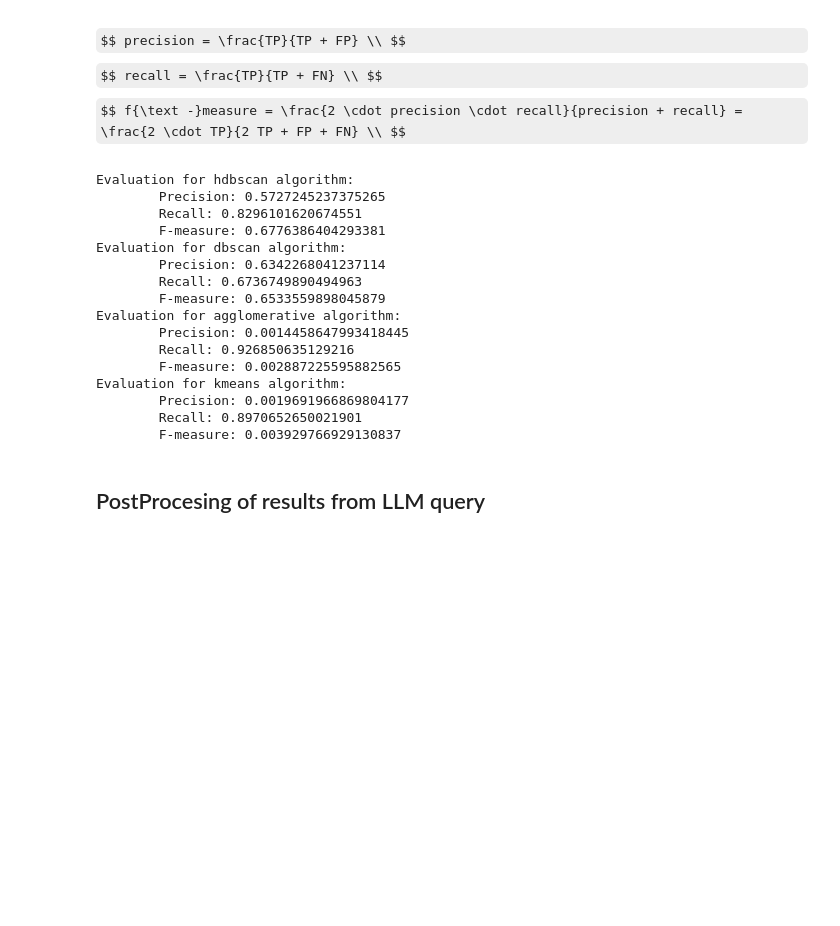
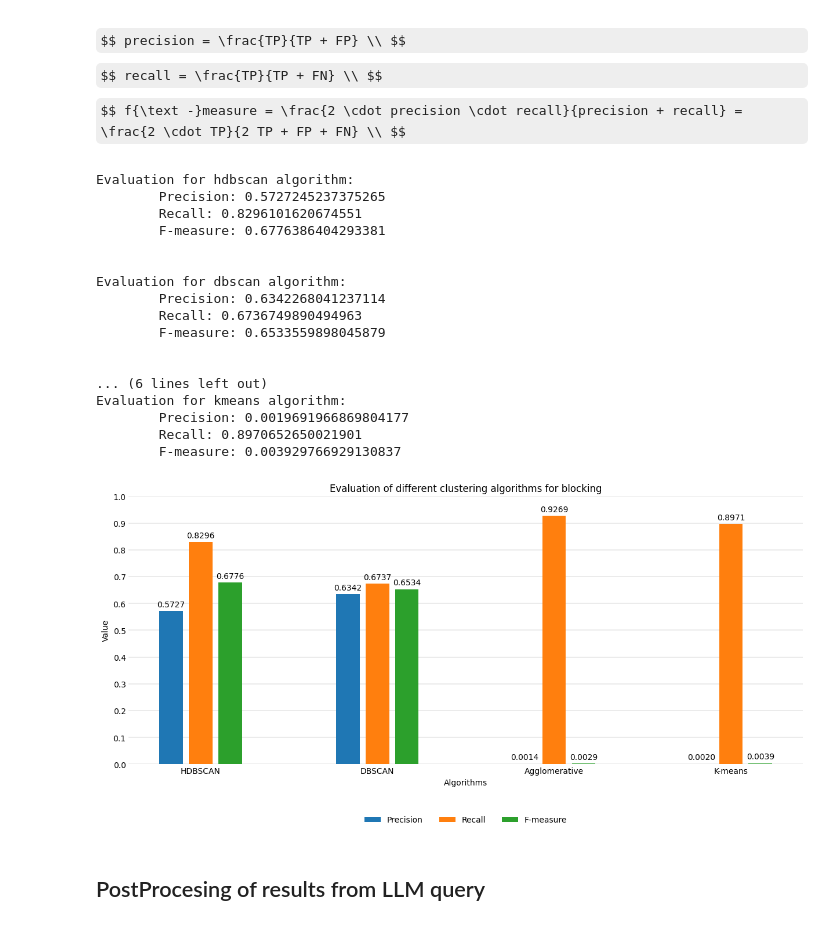
Before and after one commit to Xhst/ml-record-linkage, a Jupyter notebook: src/evaluation.ipynb, the cells around one changed output. Saved outputs shown, nothing was run; the diff lists cells and outputs as text; code cells hidden in the pictures; some formulas as TeX source; blank space fills up the shorter version.

Commit message:
feat: added plot for blocking eval

```diff
--- a/src/evaluation.ipynb
+++ b/src/evaluation.ipynb
@@ -16,5 +18,7 @@ import evaluation
 # %%
 algorithms = ["hdbscan", "dbscan", "agglomerative", "kmeans"]
+
+results: dict[str, list[tuple[str, float]]] = {}
 
 for algorithm in algorithms:
     TP = 0
@@ -65,6 +69,12 @@ for algorithm in algorithms:
     recall = TP / (TP + FN) if (TP + FN) > 0 else 0
     f_measure = 2 * (precision * recall) / (precision + recall) if (precision + recall) > 0 else 0
 
+    results[algorithm] = [
+        ("Precision", precision),
+        ("Recall", recall),
+        ("F-measure", f_measure)
+    ]
+
     print(f"Evaluation for {algorithm} algorithm:")
     print(f"\tPrecision: {precision}")
     print(f"\tRecall: {recall}")
@@ -75,18 +85,60 @@ Evaluation for hdbscan algorithm:
         Precision: 0.5727245237375265
         Recall: 0.8296101620674551
         F-measure: 0.6776386404293381
+
+
 Evaluation for dbscan algorithm:
         Precision: 0.6342268041237114
         Recall: 0.6736749890494963
         F-measure: 0.6533559898045879
-Evaluation for agglomerative algorithm:
-        Precision: 0.0014458647993418445
-        Recall: 0.926850635129216
-        F-measure: 0.002887225595882565
+
+
+... (6 lines left out)
 Evaluation for kmeans algorithm:
         Precision: 0.0019691966869804177
         Recall: 0.8970652650021901
         F-measure: 0.003929766929130837
+# %%
+algorithms_names = ["HDBSCAN", "DBSCAN", "Agglomerative", "$k$-means"]
+
+def prepare_data(d):
+    n = len(list(d.values())[0])
+    out = [list() for _ in range(n)]
+    metrics = {}
+    for k,v in d.items():
+        for i,(u, x) in enumerate(v):
+            out[i].append(x)
+            metrics[i] = u
+
+    return out, metrics, n
+
+def multiple_bar_plot(results: dict[str, dict[str, float]], width, spacing):
+
+    out, metrics, n = prepare_data(results)
+    m = len(results)
+
+    fig, ax = plt.subplots(figsize=(15, 6))
+    xs = spacing*np.arange(m)
+    ax.grid(axis='y', linewidth=0.35, zorder=0)
+    for i,v in enumerate(out):
+        rect = ax.bar(xs - n*width/2 + width/2 + i*width, v, width*0.8, label=f'{metrics[i]}', zorder=3)
+        ax.bar_label(rect, padding=3, fmt='{:,.4f}')
+
+    ax.set(frame_on=False)
+    ax.tick_params(axis=u'both', which=u'both',length=0)
+    ax.set_ylabel('Value')
+    ax.set_xlabel('Algorithms')
+    ax.set_title('Evaluation of different clustering algorithms for blocking')
+    ax.set_xticks(np.arange(len(algorithms_names))*spacing)
+    ax.set_xticklabels(algorithms_names)
+    ax.set_yticks([i * 0.10 for i in range(0, 11)])
+
+    ax.legend(loc='lower center', bbox_to_anchor=(0.5, -0.25), ncol=len(out), frameon=False)
+
+multiple_bar_plot(results, 0.25, 1.5)
+plt.show()
+# %% [output]
+[figure, added]
 # %% [markdown]
 ## PostProcesing of results from LLM query
 # %%
```
Also changed, not shown: parts of 1 cell of this notebook, 1 other file.
